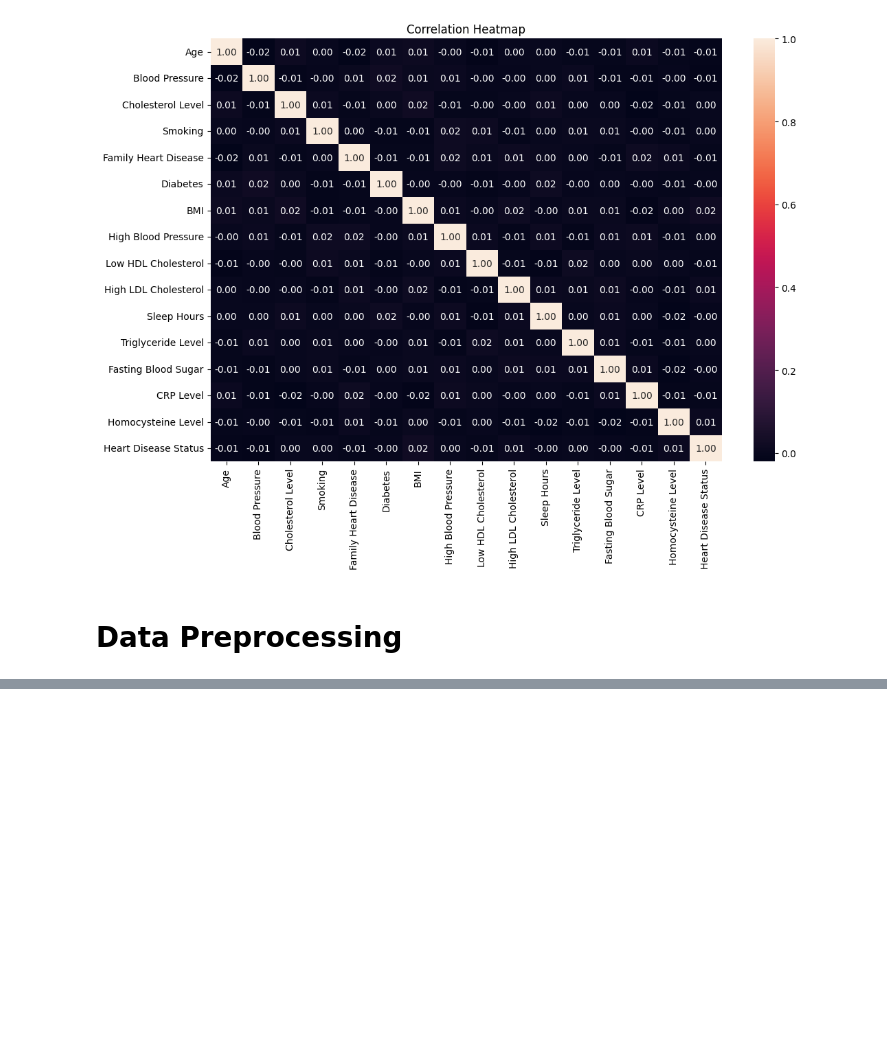
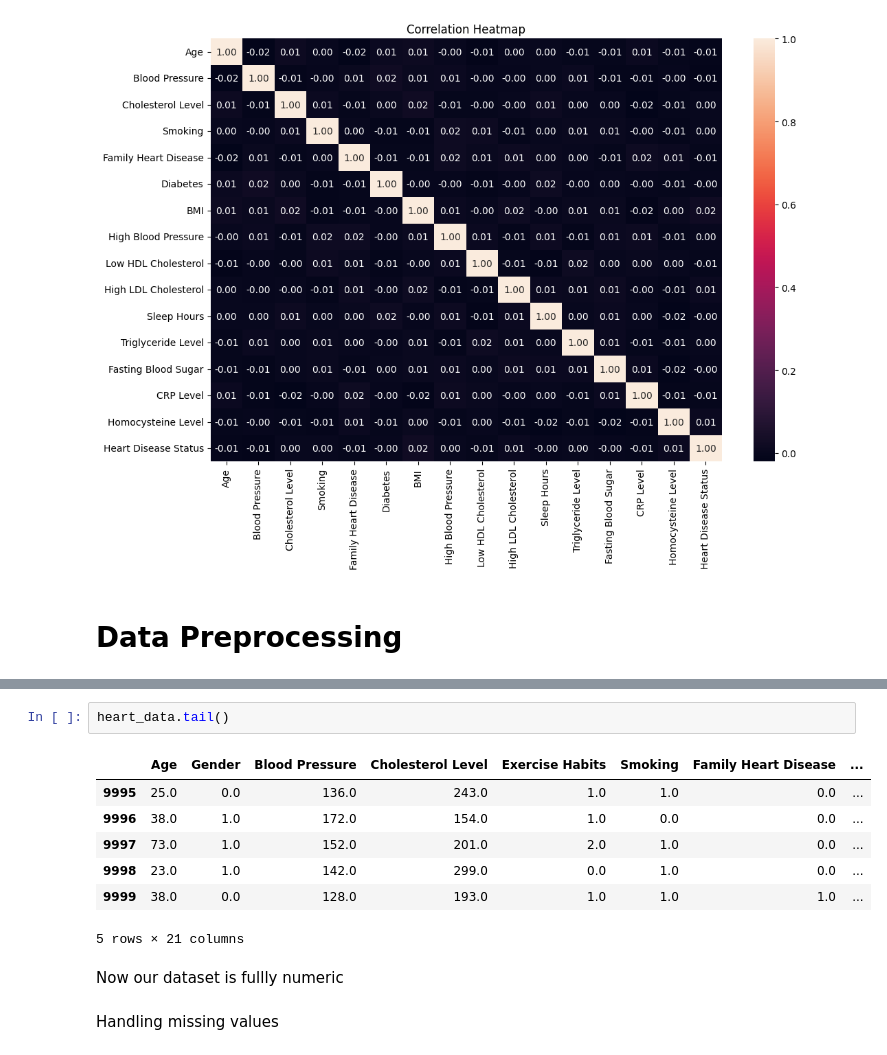
Before and after one commit to chighislian/heart_disease_predict, a Jupyter notebook: heart_disease_prediction.ipynb, the cells around one changed output, grey strips where cells are left out. Saved outputs shown, nothing was run; the diff lists cells and outputs as text; blank space fills up the shorter version.

Commit message:
We will transform the remaining categorical features into a numeric format to ensure the entire dataset is suitable for mathematical modeling.

```diff
--- a/heart_disease_prediction.ipynb
+++ b/heart_disease_prediction.ipynb
@@ -239,0 +258,14 @@ plt.show()
+# %%
+heart_data.tail()
+# %% [output]
+|  | Age | Gender | Blood Pressure | Cholesterol Level | Exercise Habits | Smoking | Family Heart Disease | ... |
+| 9995 | 25.0 | 0.0 | 136.0 | 243.0 | 1.0 | 1.0 | 0.0 | ... |
+| 9996 | 38.0 | 1.0 | 172.0 | 154.0 | 1.0 | 0.0 | 0.0 | ... |
+| 9997 | 73.0 | 1.0 | 152.0 | 201.0 | 2.0 | 1.0 | 0.0 | ... |
+| 9998 | 23.0 | 1.0 | 142.0 | 299.0 | 0.0 | 1.0 | 0.0 | ... |
+| 9999 | 38.0 | 0.0 | 128.0 | 193.0 | 1.0 | 1.0 | 1.0 | ... |
+5 rows × 21 columns
+# %% [markdown]
+Now our dataset is fullly numeric
+# %% [markdown]
+Handling missing values
```
Also changed, not shown: parts of 5 cells of this notebook.
